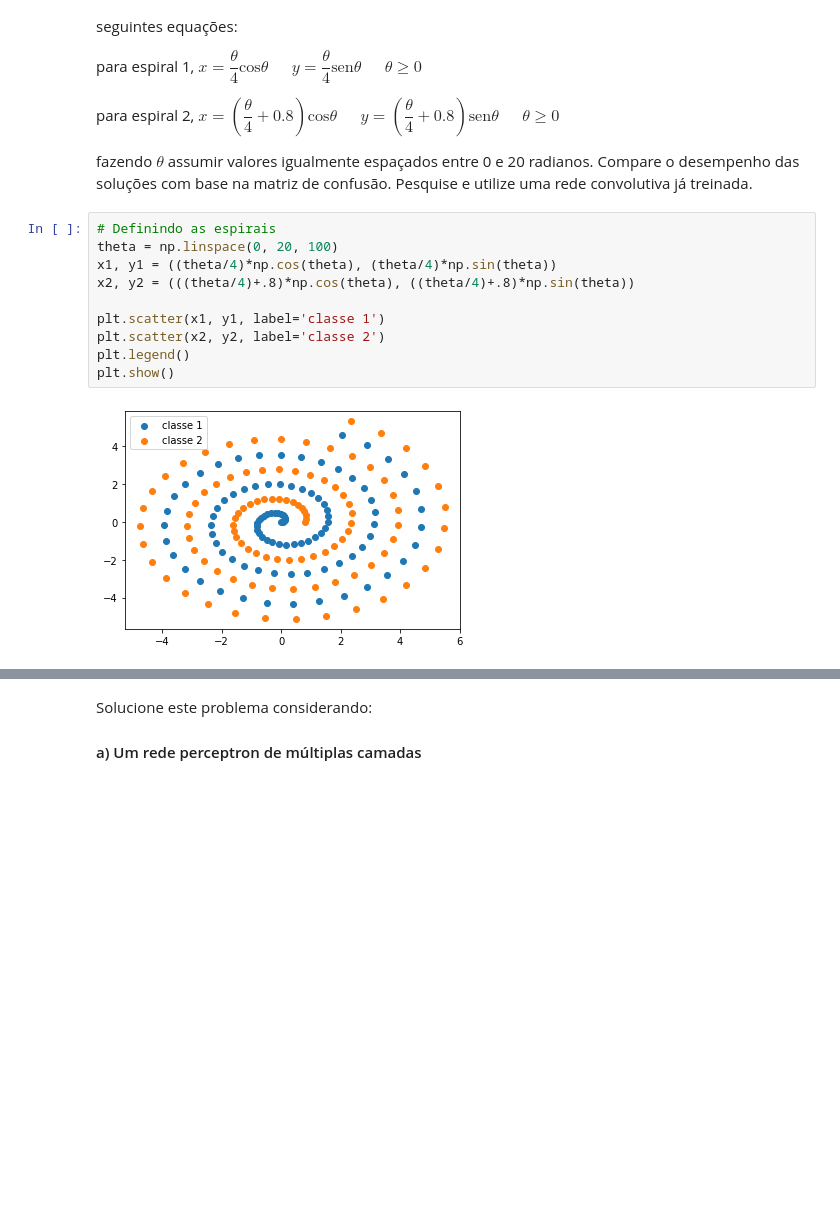
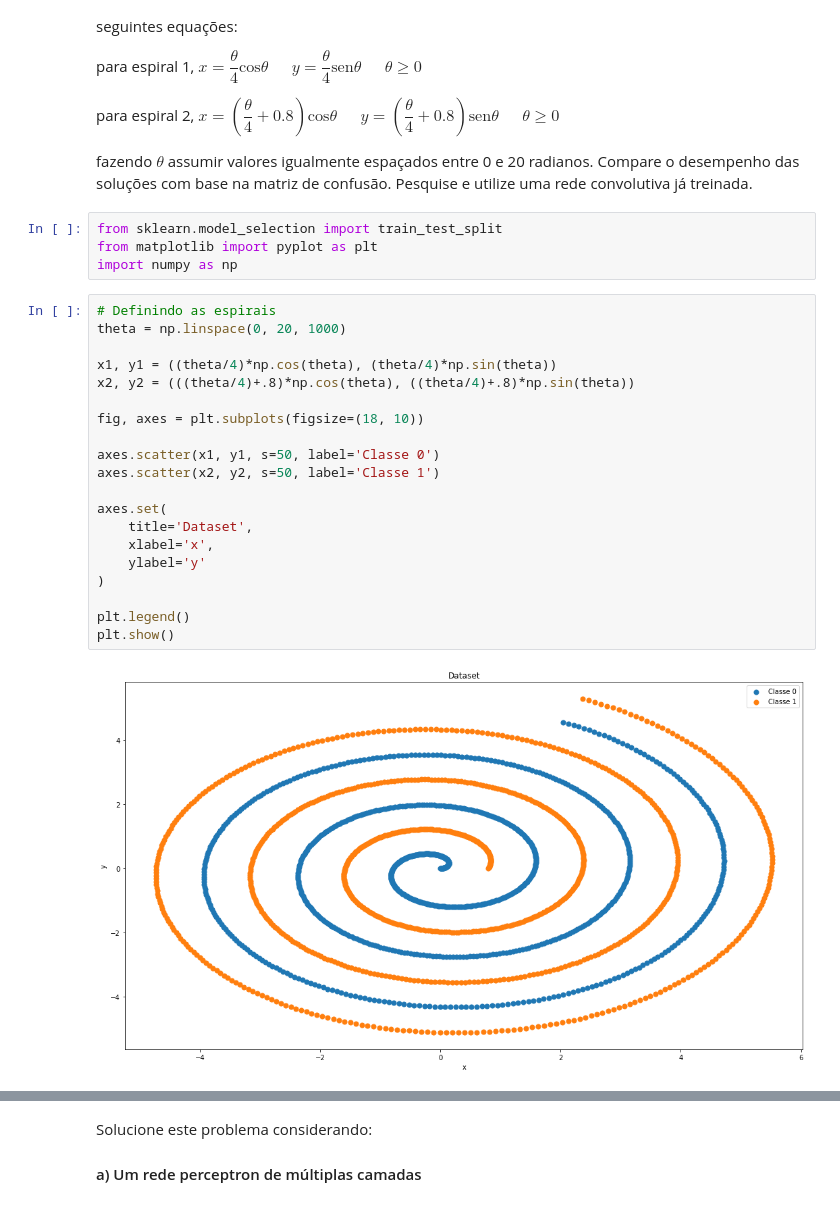
Before and after one commit to angelomarcelino/machine_learning, a Jupyter notebook: q3_espirals.ipynb, the cells around one changed output, grey strips where cells are left out. Saved outputs shown, nothing was run; the diff lists cells and outputs as text; blank space fills up the shorter version.

```diff
--- a/q3_espirals.ipynb
+++ b/q3_espirals.ipynb
@@ -16,15 +11,29 @@ para espiral 2, $x = (\dfrac{\theta}{4} + 0.8)\text{cos}\theta$ &nbsp;&nbsp;&nbs
 
 
 fazendo $\theta$ assumir valores igualmente espaçados entre 0 e 20 radianos. Compare o desempenho das soluções com base na matriz de confusão. Pesquise e utilize uma rede convolutiva já treinada.
+# %%
+from sklearn.model_selection import train_test_split
+from matplotlib import pyplot as plt
+import numpy as np
 # %%
 # Definindo as espirais
-theta = np.linspace(0, 20, 100)
+theta = np.linspace(0, 20, 1000)
+
 x1, y1 = ((theta/4)*np.cos(theta), (theta/4)*np.sin(theta))
 x2, y2 = (((theta/4)+.8)*np.cos(theta), ((theta/4)+.8)*np.sin(theta))
 
-plt.scatter(x1, y1, label='classe 1')
-plt.scatter(x2, y2, label='classe 2')
+fig, axes = plt.subplots(figsize=(18, 10))
+
+axes.scatter(x1, y1, s=50, label='Classe 0')
+axes.scatter(x2, y2, s=50, label='Classe 1')
+
+axes.set(
+    title='Dataset',
+    xlabel='x',
+    ylabel='y'
+)
+
 plt.legend()
 plt.show()
 # %% [output]
-[figure, old version]
+[figure, new version]
```
Also changed, not shown: parts of 16 cells of this notebook.
